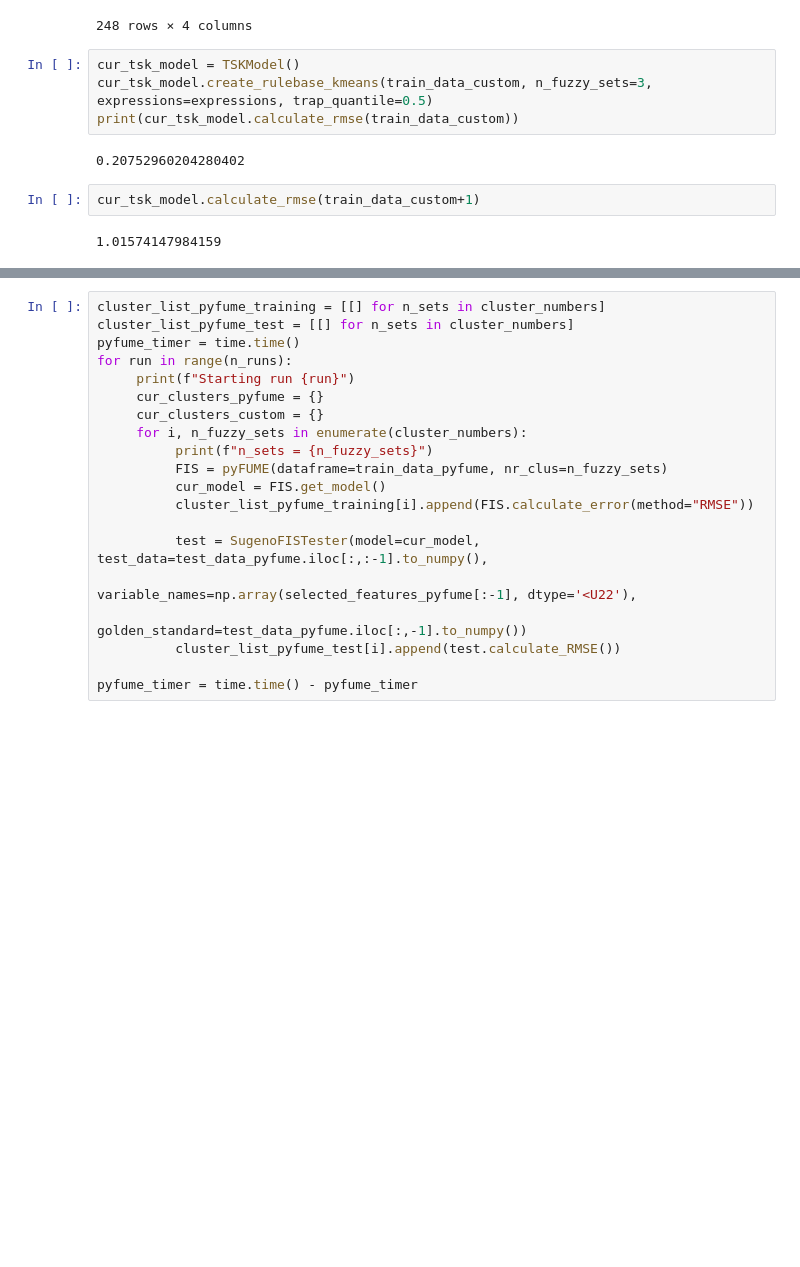
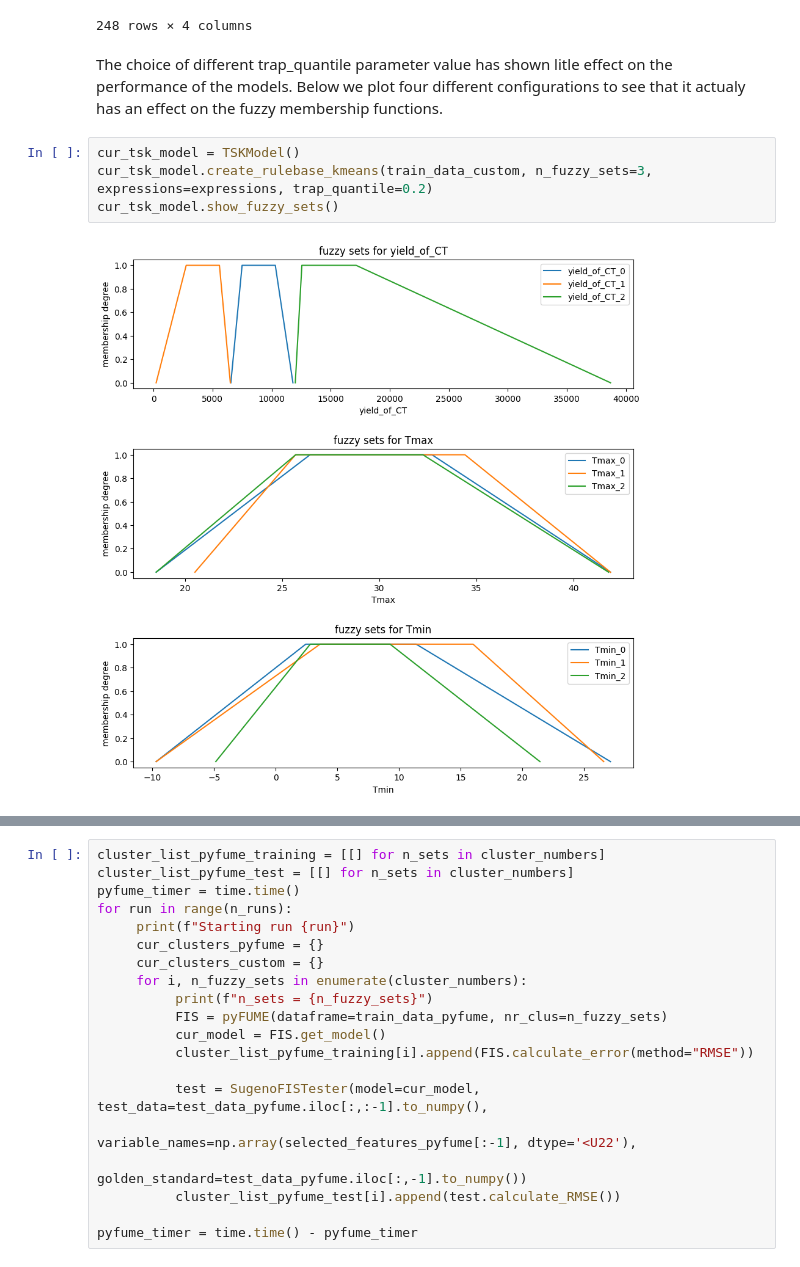
Before and after one commit to B-Moritz/ACIT4620_XAI_with_ANFIS, a Jupyter notebook: evaluation.ipynb, the cells around one changed output, grey strips where cells are left out. Saved outputs shown, nothing was run; the diff lists cells and outputs as text; blank space fills up the shorter version.

```diff
--- a/evaluation.ipynb
+++ b/evaluation.ipynb
@@ -47,13 +47,11 @@ test_data_pyfume
 | 246 | 14300.0 | 24.55087 | 5.82546 | -0.2594 |
 | 247 | 9470.0 | 33.94712 | 8.06742 | -0.5723 |
 248 rows × 4 columns
+# %% [markdown]
+The choice of different trap_quantile parameter value has shown litle effect on the performance of the models. Below we plot four different configurations to see that it actualy has an effect on the fuzzy membership functions.
 # %%
 cur_tsk_model = TSKModel()
-cur_tsk_model.create_rulebase_kmeans(train_data_custom, n_fuzzy_sets=3, expressions=expressions, trap_quantile=0.5)
-print(cur_tsk_model.calculate_rmse(train_data_custom))
+cur_tsk_model.create_rulebase_kmeans(train_data_custom, n_fuzzy_sets=3, expressions=expressions, trap_quantile=0.2)
+cur_tsk_model.show_fuzzy_sets()
 # %% [output]
-0.20752960204280402
+[figure, added]
-# %%
-cur_tsk_model.calculate_rmse(train_data_custom+1)
-# %% [output]
-1.01574147984159
```
Also changed, not shown: parts of 7 cells of this notebook, 4 other files.
